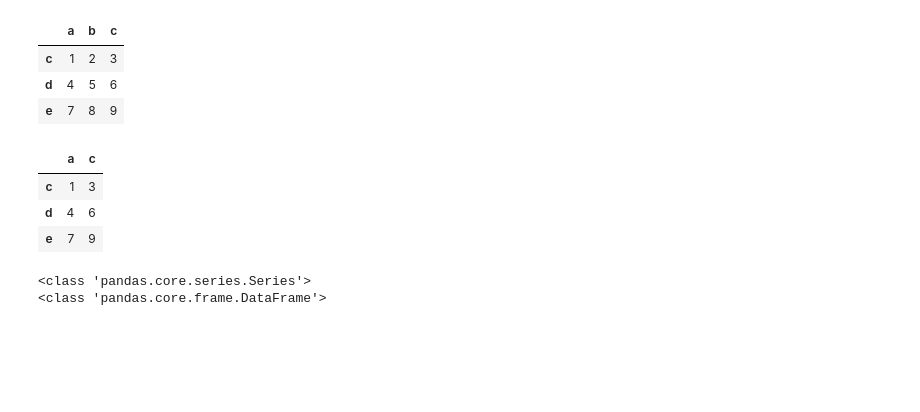
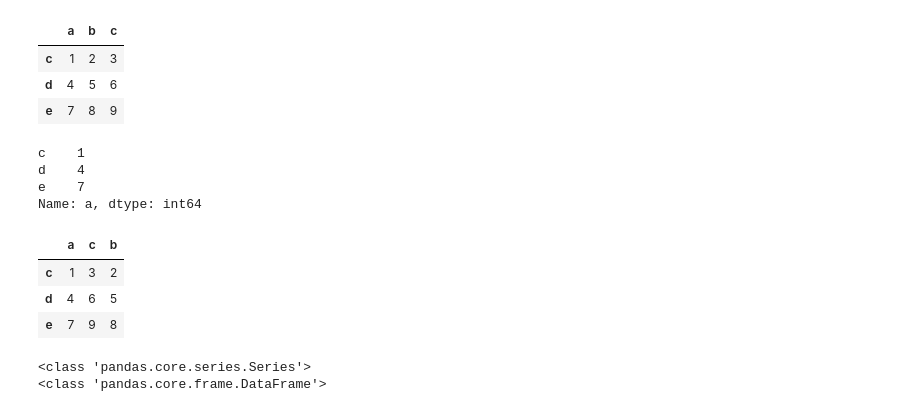
Before and after one commit to LiShun522/tibame_1224, a Jupyter notebook: 250113_pandas.ipynb, the cells around one changed output. Saved outputs shown, nothing was run; the diff lists cells and outputs as text; code cells hidden in the pictures; blank space fills up the shorter version.

```diff
--- a/250113_pandas.ipynb
+++ b/250113_pandas.ipynb
@@ -121,13 +121,17 @@ practice
 | e | 7 | 8 | 9 |
 # %%
 # 取行column: 字典
-practice["a"]
-practice[["a", "c"]]
+print(practice["a"])    # 取 單列
+practice[["a", "c", "b"]] # 可以自己選排列
 # %% [output]
+c    1
+d    4
+e    7
+Name: a, dtype: int64
-|  | a | c |
-| c | 1 | 3 |
-| d | 4 | 6 |
-| e | 7 | 9 |
+|  | a | c | b |
+| c | 1 | 3 | 2 |
+| d | 4 | 6 | 5 |
+| e | 7 | 9 | 8 |
 # %%
 # pandas 主要型態分成兩種
 # 1. DataFrame: 表格型態，有行有列(2D)
```
